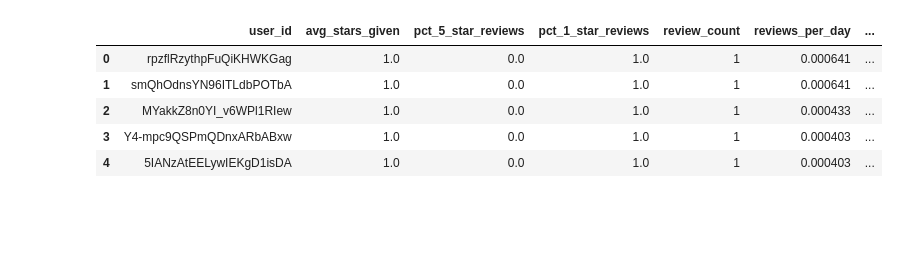
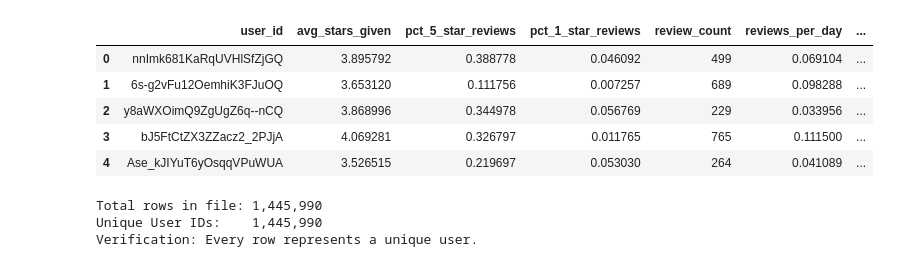
Before and after one commit to lpakingan/DATA228_GroupProject, a Jupyter notebook: notebooks/user_anomaly_analysis.ipynb, the cells around one changed output. Saved outputs shown, nothing was run; the diff lists cells and outputs as text; code cells hidden in the pictures; blank space fills up the shorter version.

```diff
--- a/notebooks/user_anomaly_analysis.ipynb
+++ b/notebooks/user_anomaly_analysis.ipynb
@@ -1,15 +1,30 @@
 # %%
 import pandas as pd
 
-#df = pd.read_parquet("../outputs/user_anomaly_scores.parquet")
-# Comment out for comparison purposes
-df = pd.read_parquet("../outputs/user_anomaly_scores_winner.parquet")
+df = pd.read_parquet("../outputs/user_anomaly_scores.parquet")
 
 df.head()
 # %% [output]
 |  | user_id | avg_stars_given | pct_5_star_reviews | pct_1_star_reviews | review_count | reviews_per_day | ... |
-| 0 | rpzflRzythpFuQiKHWKGag | 1.0 | 0.0 | 1.0 | 1 | 0.000641 | ... |
-| 1 | smQhOdnsYN96ITLdbPOTbA | 1.0 | 0.0 | 1.0 | 1 | 0.000641 | ... |
-| 2 | MYakkZ8n0YI_v6WPl1RIew | 1.0 | 0.0 | 1.0 | 1 | 0.000433 | ... |
-| 3 | Y4-mpc9QSPmQDnxARbABxw | 1.0 | 0.0 | 1.0 | 1 | 0.000403 | ... |
-| 4 | 5IANzAtEELywIEKgD1isDA | 1.0 | 0.0 | 1.0 | 1 | 0.000403 | ... |
+| 0 | nnImk681KaRqUVHlSfZjGQ | 3.895792 | 0.388778 | 0.046092 | 499 | 0.069104 | ... |
+| 1 | 6s-g2vFu12OemhiK3FJuOQ | 3.653120 | 0.111756 | 0.007257 | 689 | 0.098288 | ... |
+| 2 | y8aWXOimQ9ZgUgZ6q--nCQ | 3.868996 | 0.344978 | 0.056769 | 229 | 0.033956 | ... |
+| 3 | bJ5FtCtZX3ZZacz2_2PJjA | 4.069281 | 0.326797 | 0.011765 | 765 | 0.111500 | ... |
+| 4 | Ase_kJIYuT6yOsqqVPuWUA | 3.526515 | 0.219697 | 0.053030 | 264 | 0.041089 | ... |
+# %%
+# Count total rows vs unique IDs
+total_rows = len(df)
+unique_ids = df['user_id'].nunique()
+
+print(f"Total rows in file: {total_rows:,}")
+print(f"Unique User IDs:    {unique_ids:,}")
+
+# Check if there are any duplicates
+if total_rows == unique_ids:
+    print("Verification: Every row represents a unique user.")
+else:
+    print(f"Warning: There are {total_rows - unique_ids} duplicate user IDs.")
+# %% [output]
+Total rows in file: 1,445,990
+Unique User IDs:    1,445,990
+Verification: Every row represents a unique user.
```
Also changed, not shown: parts of 16 cells of this notebook, 1 other file.
